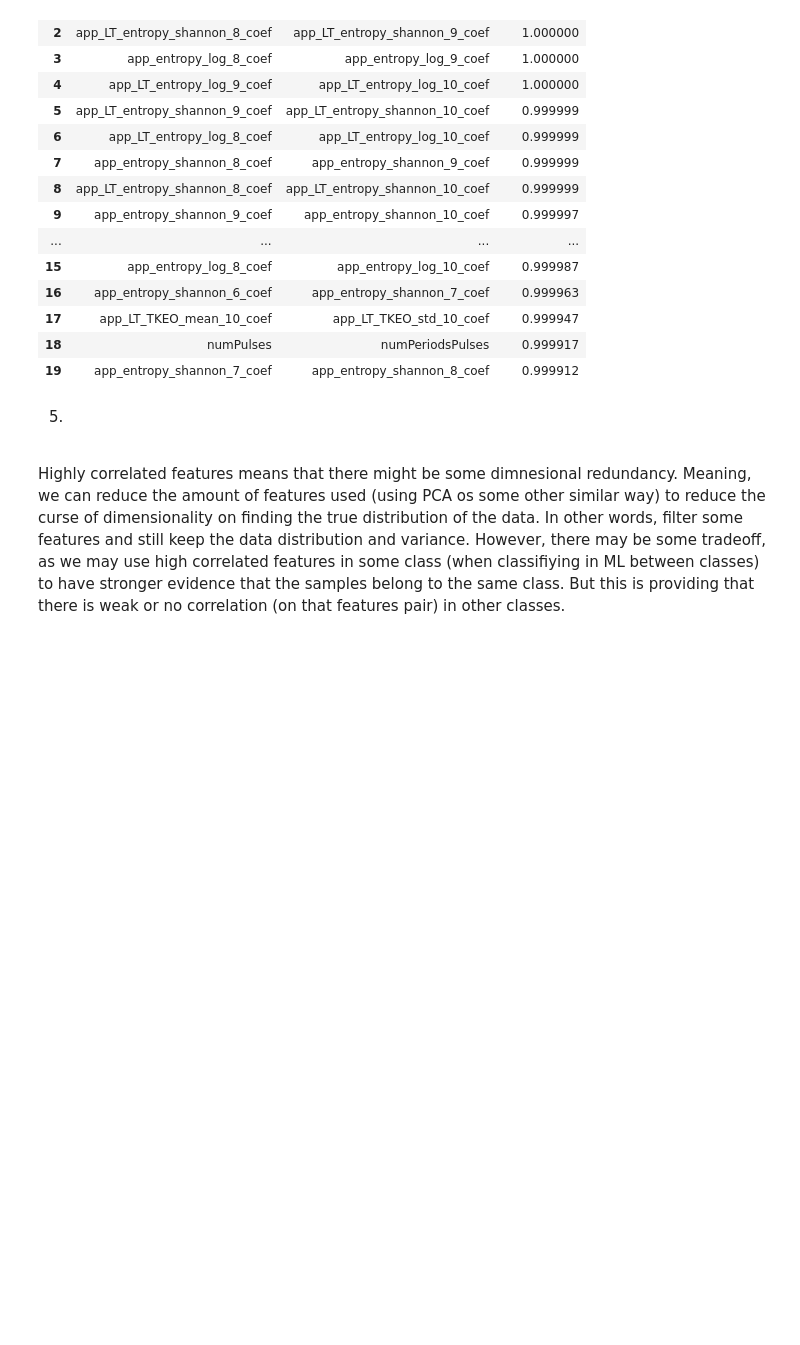
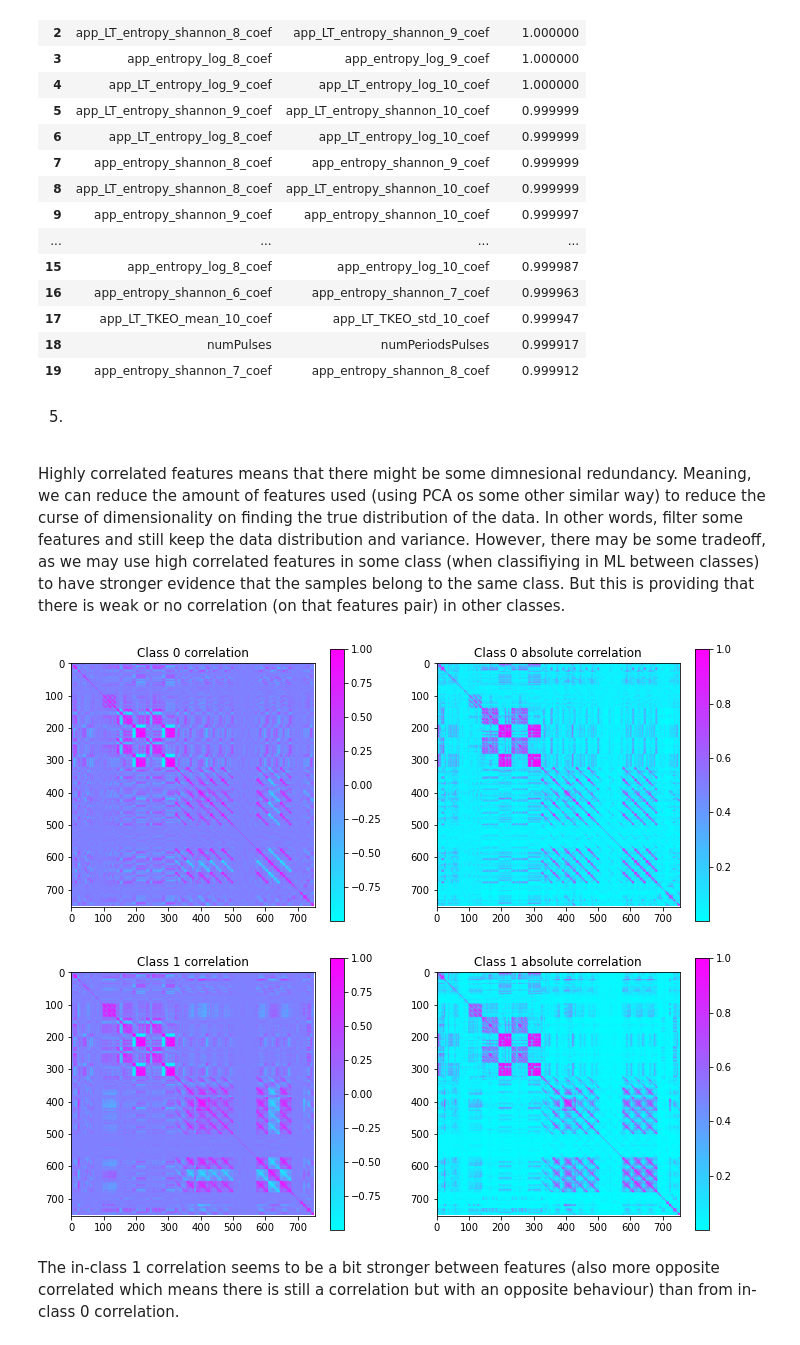
Before and after one commit to ynahum/anam_hw, a Jupyter notebook: dry1/ee046202_hw_1_statistics_public/ee046202_hw_1_statistics_public.ipynb, the cells around one changed output. Cells and saved outputs as stored; diff of their text form; code cells hidden in the pictures; blank space fills up the shorter version.

```diff
--- a/dry1/ee046202_hw_1_statistics_public/ee046202_hw_1_statistics_public.ipynb
+++ b/dry1/ee046202_hw_1_statistics_public/ee046202_hw_1_statistics_public.ipynb
@@ -434,3 +434,37 @@ Top 20 correlated features' pairs:
 <br>Highly correlated features means that there might be some dimnesional redundancy. Meaning, we can reduce the amount of features used (using PCA os some other similar way) to reduce the curse of dimensionality on finding the true distribution of the data.
 In other words, filter some features and still keep the data distribution and variance.
 However, there may be some tradeoff, as we may use high correlated features in some class (when classifiying in ML between classes) to have stronger evidence that the samples belong to the same class. But this is providing that there is weak or no correlation (on that features pair) in other classes.
+# %%
+# 6
+
+class_0 = df_no_id[df_no_id['class']<1]
+class_1 = df_no_id[df_no_id['class']>0]
+class_0_corr = class_0.corr()
+class_1_corr = class_1.corr()
+class_0_corr_abs = np.abs(class_0_corr)
+class_1_corr_abs = np.abs(class_1_corr)
+
+fig = plt.figure(figsize=(12,5))
+ax5 = fig.add_subplot(1,2,1)
+img5 = ax5.imshow(class_0_corr, cmap='cool')
+ax5.set_title('Class 0 correlation')
+fig.colorbar(img5, ax=ax5)
+ax6 = fig.add_subplot(1,2,2)
+ax6.set_title('Class 0 absolute correlation')
+img6 = ax6.imshow(class_0_corr_abs, cmap='cool')
+cb = fig.colorbar(img6, ax=ax6)
+
+fig2 = plt.figure(figsize=(12,5))
+ax7 = fig2.add_subplot(1,2,1)
+img7 = ax7.imshow(class_1_corr, cmap='cool')
+ax7.set_title('Class 1 correlation')
+fig2.colorbar(img7, ax=ax7)
+ax8 = fig2.add_subplot(1,2,2)
+ax8.set_title('Class 1 absolute correlation')
+img8 = ax8.imshow(class_1_corr_abs, cmap='cool')
+cb = fig2.colorbar(img8, ax=ax8)
+# %% [output]
+[figure, added]
+[figure, added]
+# %% [markdown]
+The in-class 1 correlation seems to be a bit stronger between features (also more opposite correlated which means there is still a correlation but with an opposite behaviour) than from in-class 0 correlation.
```
Also changed, not shown: parts of 1 cell of this notebook.
